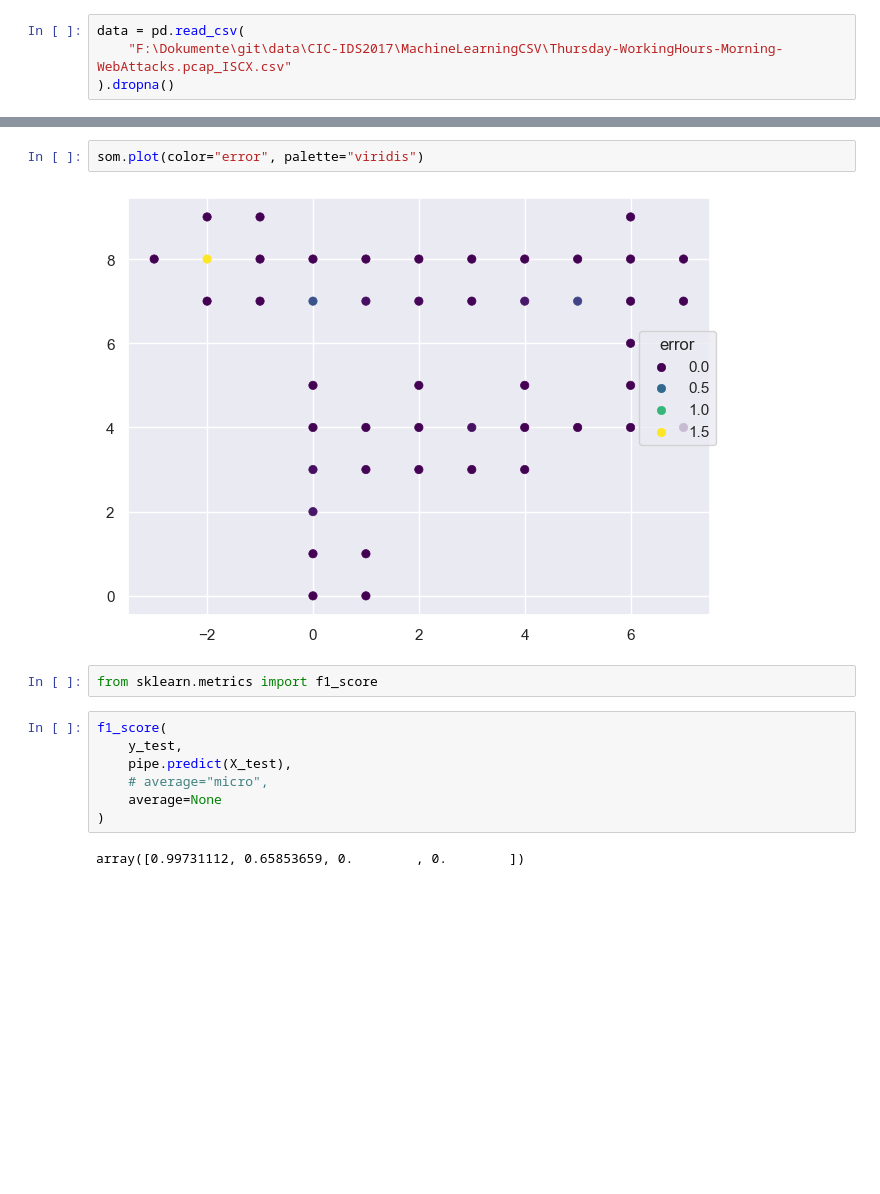
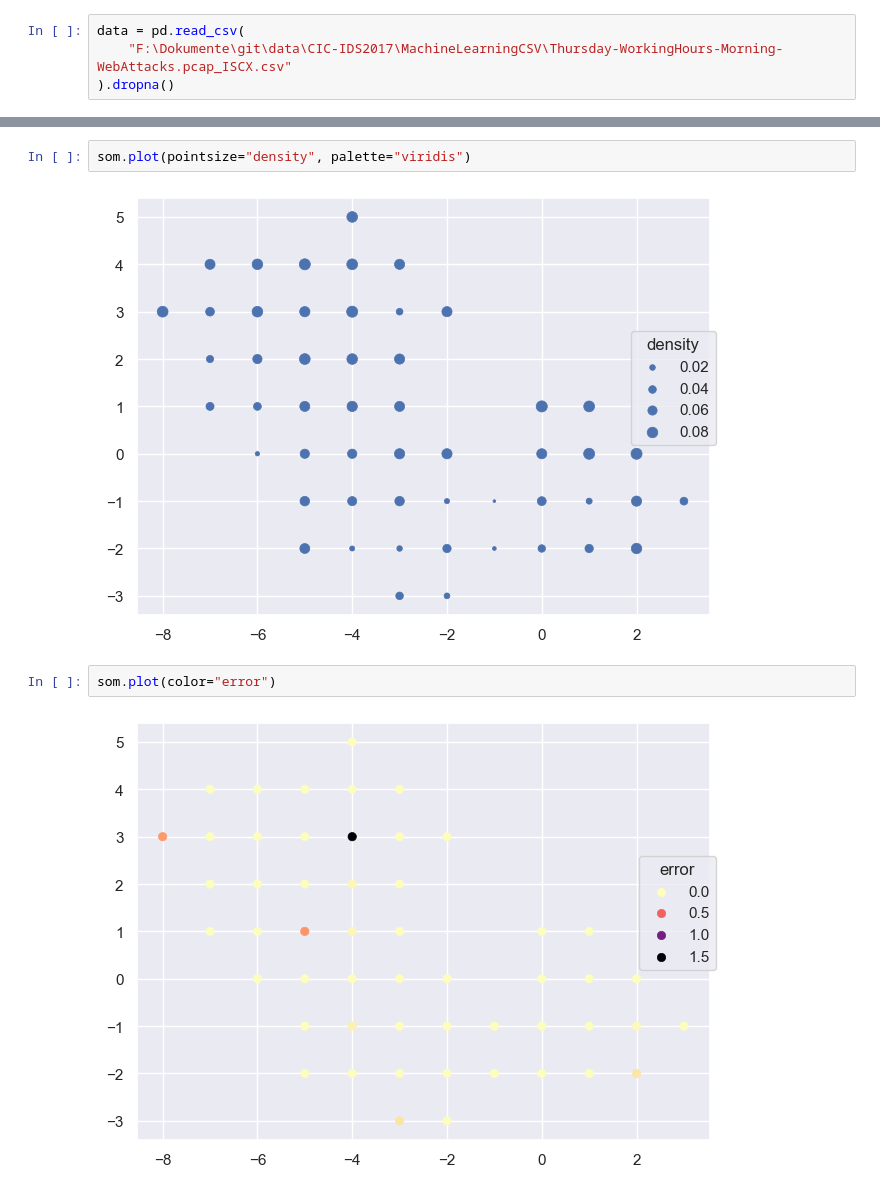
Before and after one commit to SandroMartens/DBGSOM, a Jupyter notebook: examples/ids.ipynb, the cells around one changed output, grey strips where cells are left out. Saved outputs shown, nothing was run; the diff lists cells and outputs as text; blank space fills up the shorter version.

```diff
--- a/examples/ids.ipynb
+++ b/examples/ids.ipynb
@@ -58,15 +69,8 @@ som.plot(color="label")
+# %%
+som.plot(pointsize="density", palette="viridis")
+# %% [output]
+[figure, added]
 # %%
-som.plot(color="error", palette="viridis")
+som.plot(color="error")
 # %% [output]
-[figure, old version]
+[figure, new version]
-# %%
-from sklearn.metrics import f1_score
-# %%
-f1_score(
-    y_test,
-    pipe.predict(X_test),
-    # average="micro",
-    average=None
-)
-# %% [output]
-array([0.99731112, 0.65853659, 0.        , 0.        ])
```
Also changed, not shown: parts of 10 cells of this notebook, 1 other file.
